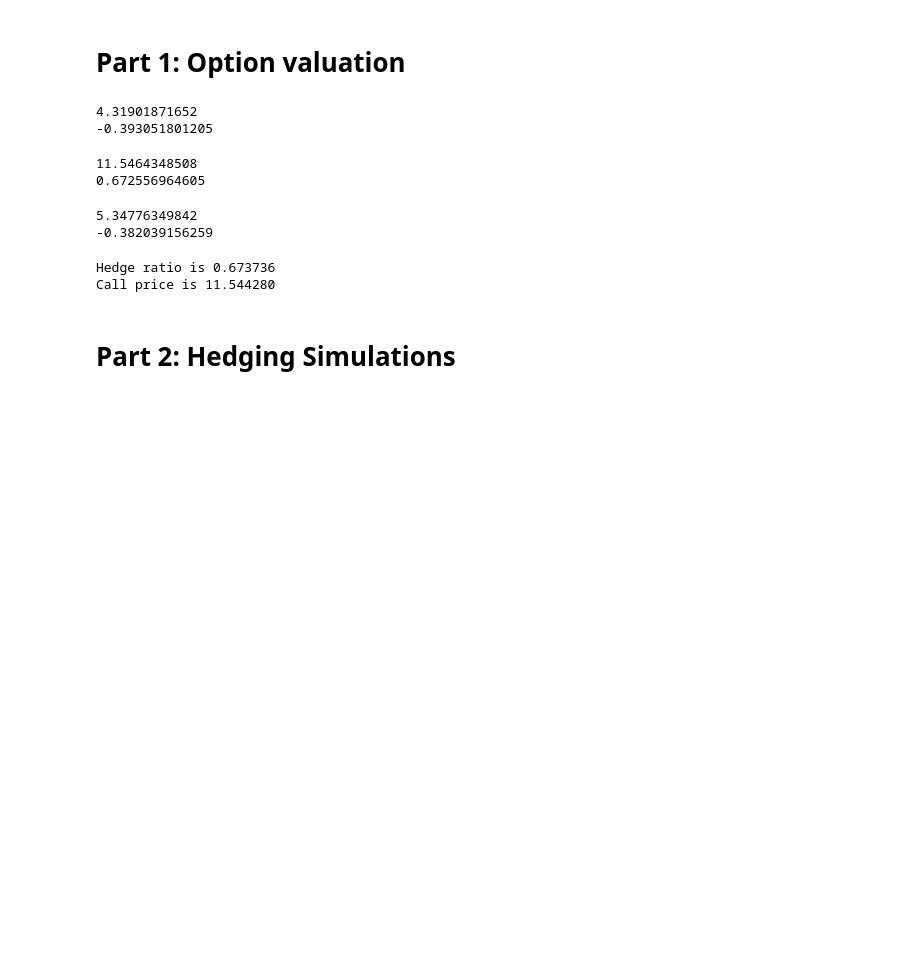
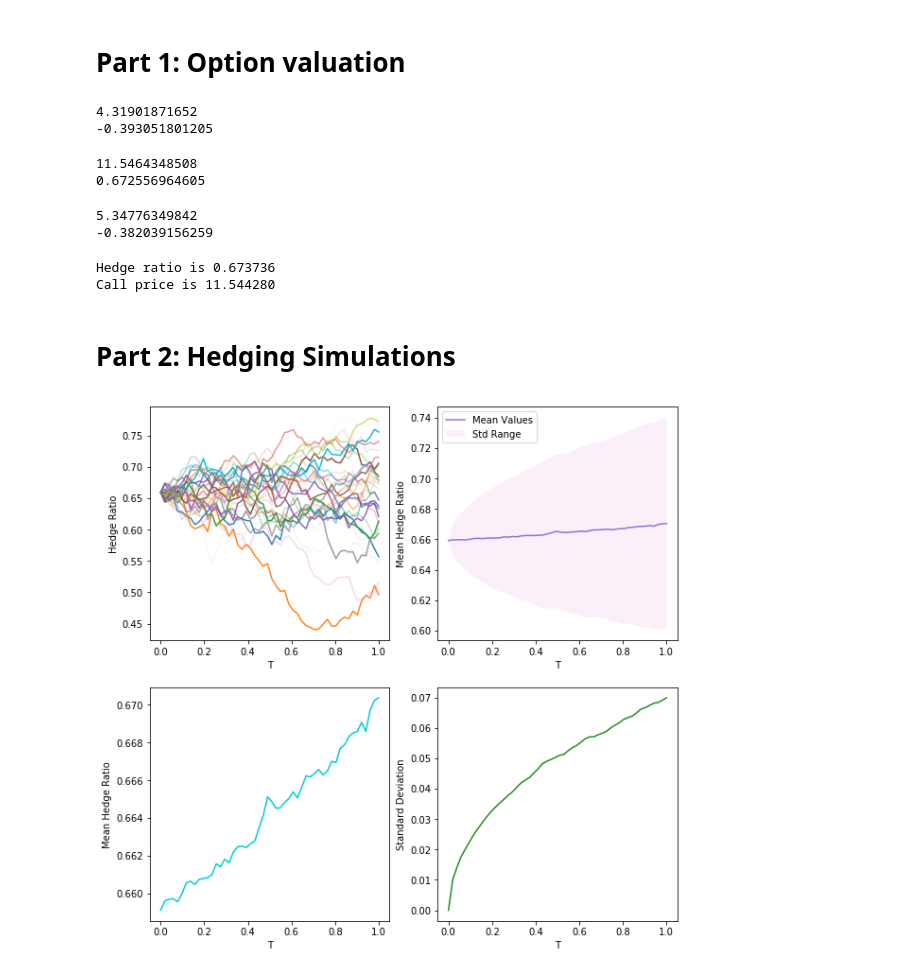
Before and after one commit to krishnakanthsasi/ComputationFin-nce-18, a Jupyter notebook: lab1/lab_assignment_1.ipynb, the cells around one changed output. Drawn from its saved outputs; the diff is of its cells as text; code cells hidden in the pictures; blank space fills up the shorter version.

Commit message:
Add Hedging Simulations

```diff
--- a/lab1/lab_assignment_1.ipynb
+++ b/lab1/lab_assignment_1.ipynb
@@ -177,3 +177,78 @@ Hedge ratio is 0.673736
 Call price is 11.544280
 # %% [markdown]
 # Part 2: Hedging Simulations
+# %%
+def stock_price(S_0, N, r = .06, sigma = .2, T = 1):
+    delta_t = T / N
+    S = np.zeros(N)
+    dZ = np.sqrt(delta_t) * np.random.normal(0,1, N)
+    S[0] = S_0
+    for i in range(1, N):
+        S[i] = S[i-1] + r * S[i-1] * delta_t + sigma * S[i-1] * dZ[i]
+    return S
+
+def hedge_ratios(S, r = .06, sigma = .2, K = 99, T = 1):
+    hedge_ratios = np.zeros(len(S))
+    for i in range(len(S)):
+        d1 = np.log(S[i]/K) + T * (r + ((sigma**2) /2)) / (sigma * np.sqrt(T))
+        hedge_ratios[i] = norm.cdf(d1)
+    return hedge_ratios
+# %%
+'''
+Set parameters.
+'''
+T = 1
+N = 52
+r = .06
+K = 99
+S_0 = 100
+stock_price_volatility = .2
+option_valuation_volatility = .2
+num_simulations = 1000
+
+'''
+Run simulations.
+'''
+# Each row is one simulation of the stock price.
+stock_prices = np.zeros((num_simulations, N))
+
+# Each row is one simulation of the hedge parameter.
+deltas = np.zeros((num_simulations, N))
+
+# Run simultations and store results.
+for i in range(num_simulations):
+    stock_prices[i] = stock_price(S_0, N, r, stock_price_volatility, T)
+    deltas[i] = hedge_ratios(stock_prices[i], r, option_valuation_volatility, K, T)
+
+# Compute simulations summay statistics.
+mean_values = np.mean(deltas, axis = 0)
+std_values = np.std(deltas, axis = 0)
+
+'''
+Plot the results.
+'''
+x_axis = np.linspace(0, 1, N)
+plt.figure(figsize=(10, 10))
+plt.subplot(2, 2, 1)
+plt.xlabel('T')
+plt.ylabel('Hedge Ratio')
+for i in range(1, 30):
+    plt.plot(x_axis, deltas[i], alpha = 30/i)
+
+plt.subplot(2, 2, 2)
+plt.xlabel('T')
+plt.ylabel('Mean Hedge Ratio')
+plt.plot(x_axis, mean_values, color="mediumpurple", label ='Mean Values')
+plt.fill_between(x_axis, mean_values - std_values, mean_values + std_values, facecolor='orchid', alpha=.1, label ='Std Range')
+plt.legend(loc='upper left')
+plt.subplot(2, 2, 3)
+plt.xlabel('T')
+plt.ylabel('Mean Hedge Ratio')
+plt.plot(x_axis, mean_values, color='darkturquoise')
+plt.subplot(2, 2, 4)
+plt.xlabel('T')
+plt.ylabel('Standard Deviation')
+plt.plot(x_axis, std_values, color='forestgreen')
+plt.show()
+# %% [output]
+[figure, added]
```
